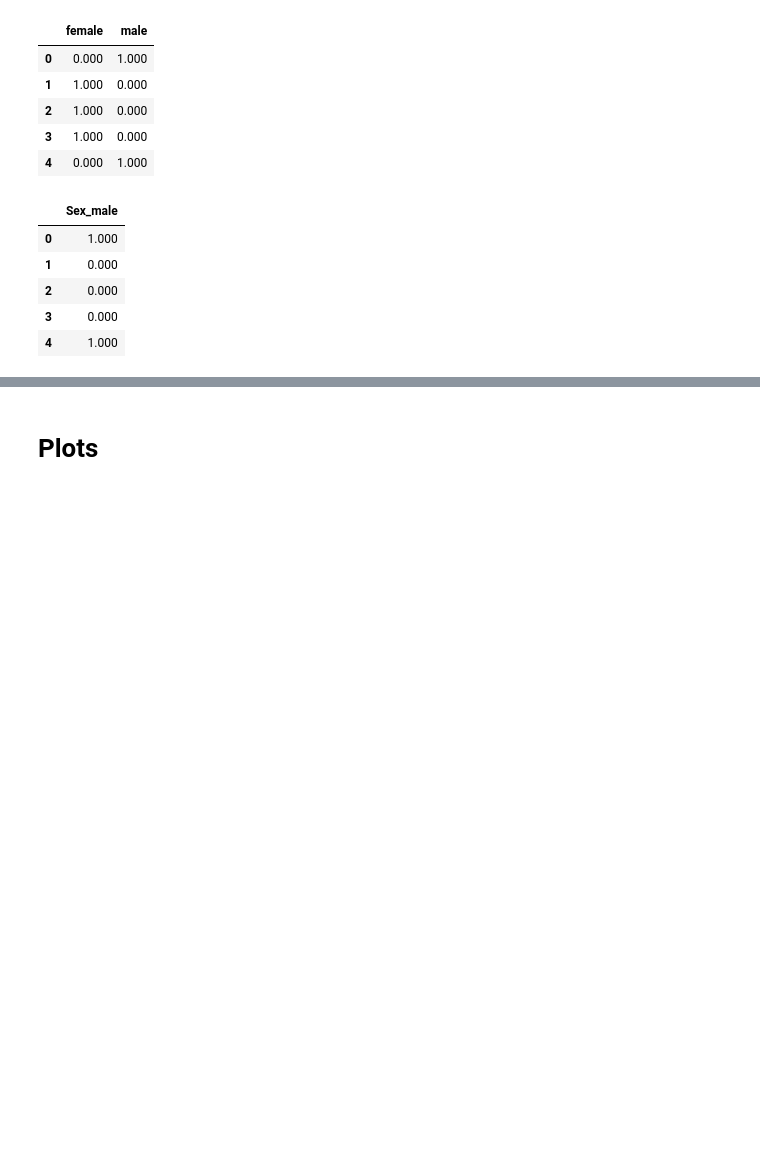
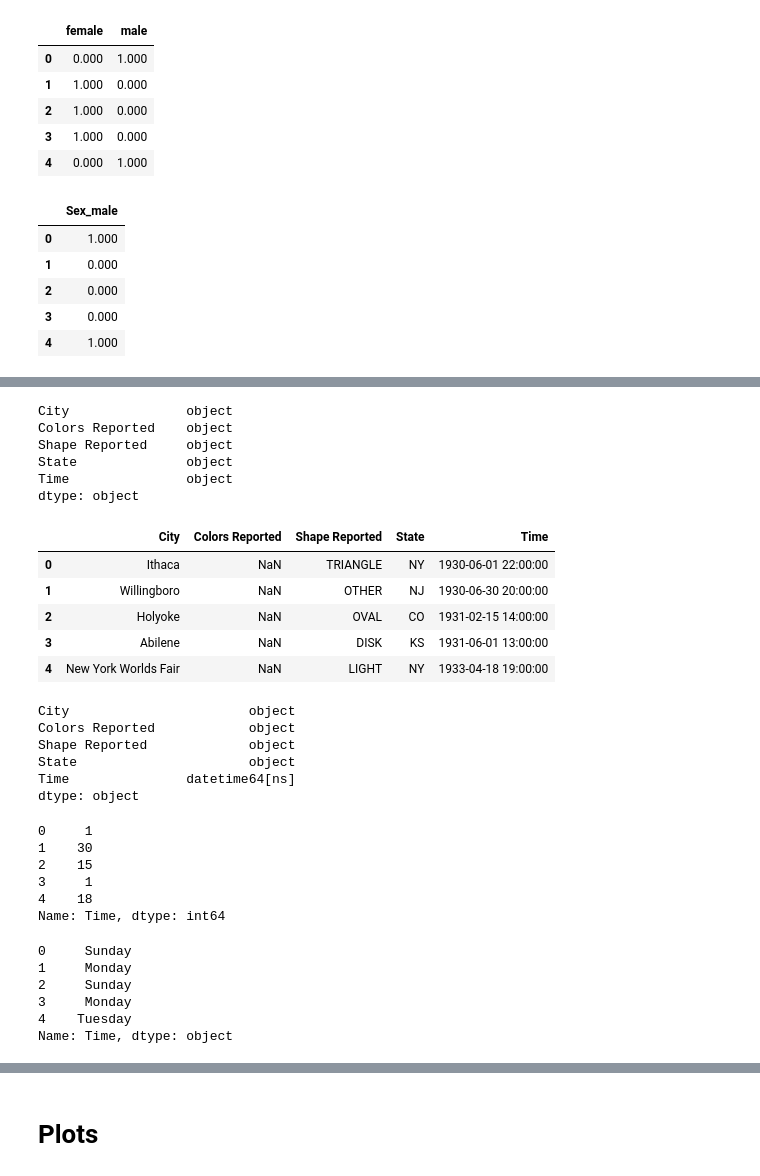
Before and after one commit to felixfan/scripts, a Jupyter notebook: python/ipynb/pandas.ipynb, the cells around one changed output, grey strips where cells are left out. Cells and saved outputs as stored; diff of their text form; code cells hidden in the pictures; blank space fills up the shorter version.

```diff
--- a/python/ipynb/pandas.ipynb
+++ b/python/ipynb/pandas.ipynb
@@ -1463,0 +1466,3 @@ train.head()
+# %%
+ufo = pd.read_csv('http://bit.ly/uforeports')
+ufo.head()
@@ -1463,0 +1476,46 @@ train.head()
+# %%
+ufo.dtypes
+# %% [output]
+City               object
+Colors Reported    object
+Shape Reported     object
+State              object
+Time               object
+dtype: object
+# %%
+ufo['Time'] = pd.to_datetime(ufo.Time)
+ufo.head()
+# %% [output]
+|  | City | Colors Reported | Shape Reported | State | Time |
+| 0 | Ithaca | NaN | TRIANGLE | NY | 1930-06-01 22:00:00 |
+| 1 | Willingboro | NaN | OTHER | NJ | 1930-06-30 20:00:00 |
+| 2 | Holyoke | NaN | OVAL | CO | 1931-02-15 14:00:00 |
+| 3 | Abilene | NaN | DISK | KS | 1931-06-01 13:00:00 |
+| 4 | New York Worlds Fair | NaN | LIGHT | NY | 1933-04-18 19:00:00 |
+# %%
+ufo.dtypes
+# %% [output]
+City                       object
+Colors Reported            object
+Shape Reported             object
+State                      object
+Time               datetime64[ns]
+dtype: object
+# %%
+ufo.Time.dt.day.head()
+# %% [output]
+0     1
+1    30
+2    15
+3     1
+4    18
+Name: Time, dtype: int64
+# %%
+ufo.Time.dt.weekday_name.head()
+# %% [output]
+0     Sunday
+1     Monday
+2     Sunday
+3     Monday
+4    Tuesday
+Name: Time, dtype: object
```
Also changed, not shown: parts of 24 cells of this notebook.
